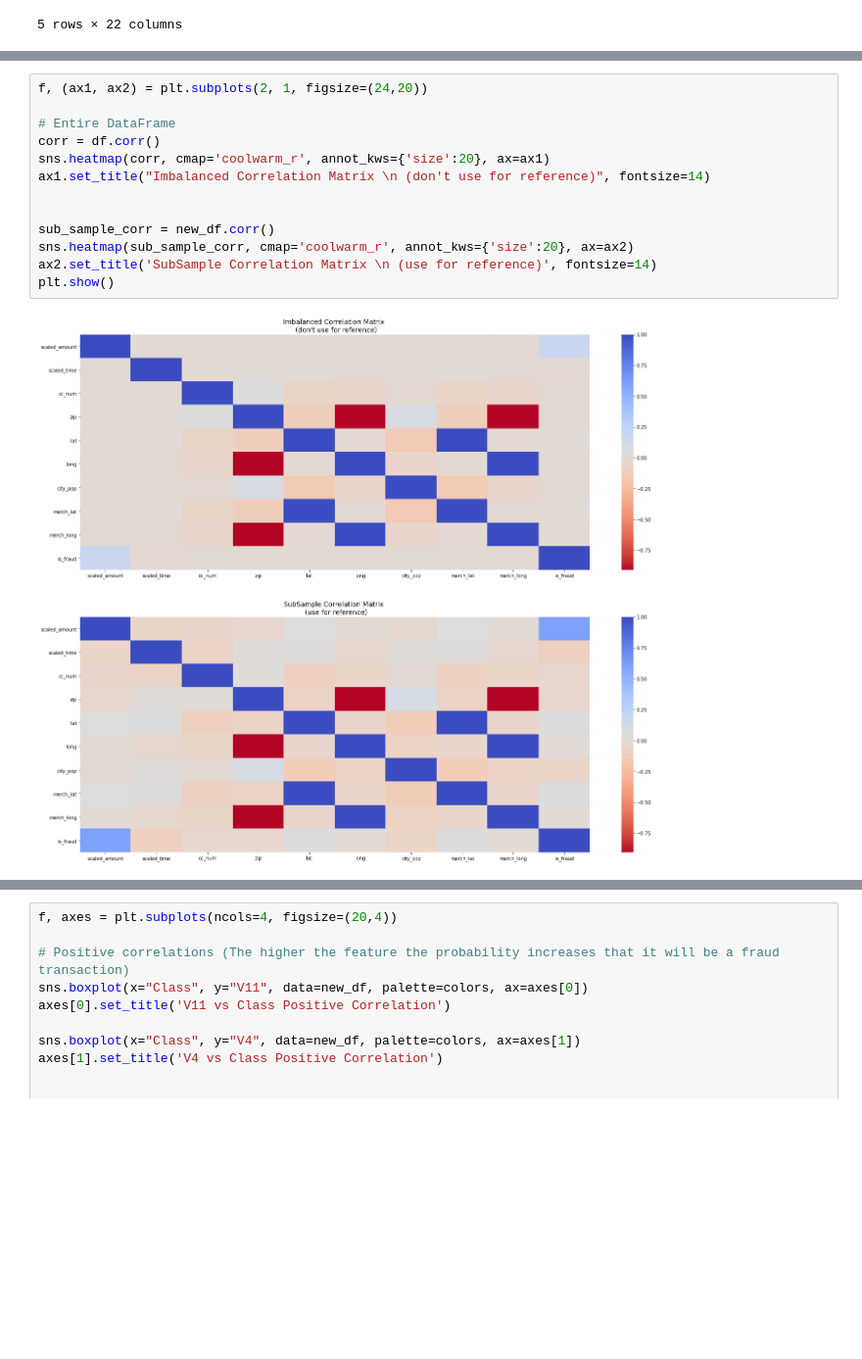
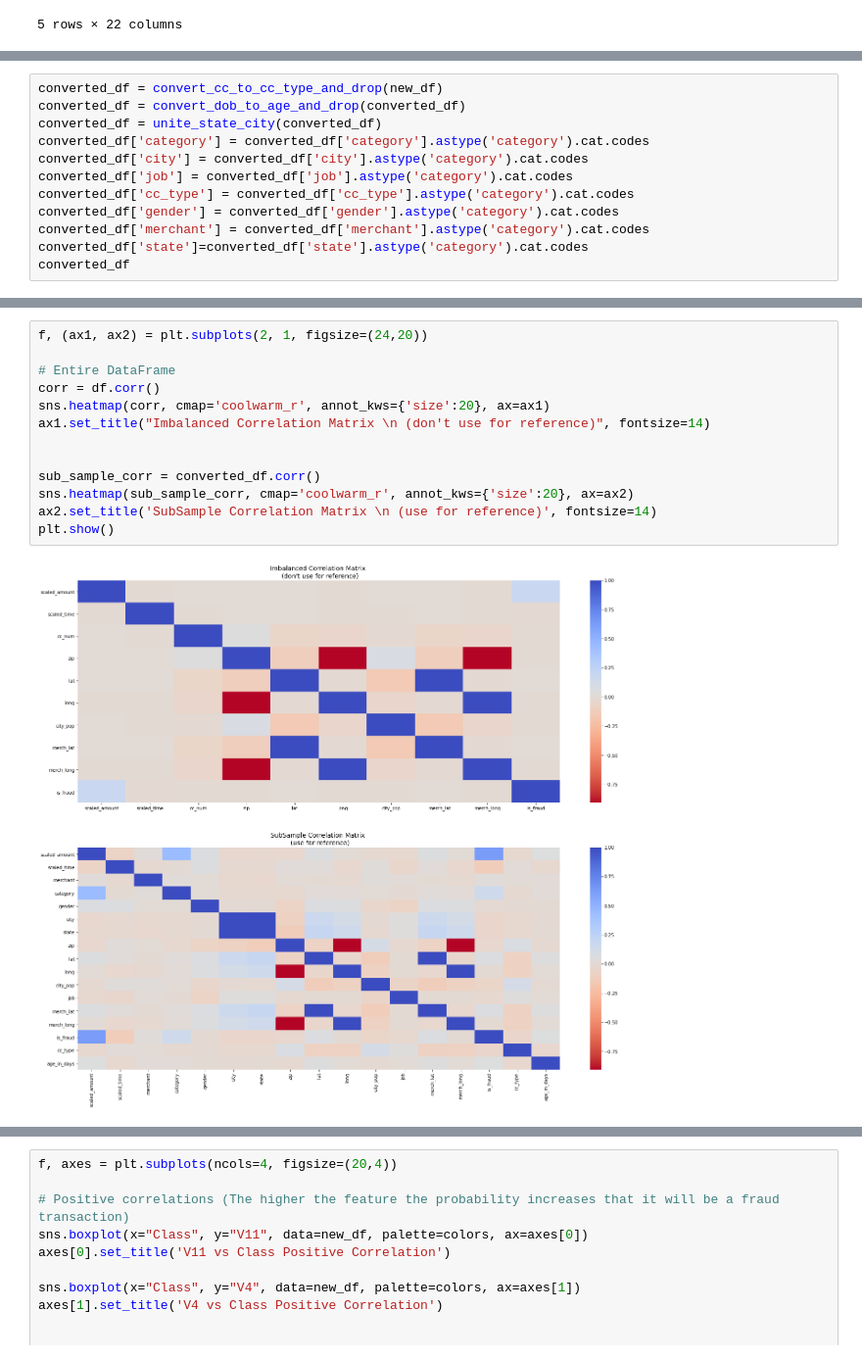
Before and after one commit to sashaaKr/master-of-science, a Jupyter notebook: semester_2/Advanced_Topics_in_Machine_Learning/assignment_2/Advanced Machine Learning - HW #2.ipynb, the cells around one changed output, grey strips where cells are left out. Shown at 98% size. Saved outputs shown, nothing was run; the diff lists cells and outputs as text; blank space fills up the shorter version.

Commit message:
plot correlations

```diff
--- a/semester_2/Advanced_Topics_in_Machine_Learning/assignment_2/Advanced Machine Learning - HW #2.ipynb
+++ b/semester_2/Advanced_Topics_in_Machine_Learning/assignment_2/Advanced Machine Learning - HW #2.ipynb
@@ -483,3 +483,15 @@ Distribution of the Classes in the subsample dataset
 0    0.5
 Name: is_fraud, dtype: float64
 [figure]
+# %%
+converted_df = convert_cc_to_cc_type_and_drop(new_df)
+converted_df = convert_dob_to_age_and_drop(converted_df)
+converted_df = unite_state_city(converted_df)
+converted_df['category'] = converted_df['category'].astype('category').cat.codes
+converted_df['city'] = converted_df['city'].astype('category').cat.codes
+converted_df['job'] = converted_df['job'].astype('category').cat.codes
+converted_df['cc_type'] = converted_df['cc_type'].astype('category').cat.codes
+converted_df['gender'] = converted_df['gender'].astype('category').cat.codes
+converted_df['merchant'] = converted_df['merchant'].astype('category').cat.codes
+converted_df['state']=converted_df['state'].astype('category').cat.codes
+converted_df
@@ -486,18 +512,18 @@ Name: is_fraud, dtype: float64
 # %%
 f, (ax1, ax2) = plt.subplots(2, 1, figsize=(24,20))
 
 # Entire DataFrame
 corr = df.corr()
 sns.heatmap(corr, cmap='coolwarm_r', annot_kws={'size':20}, ax=ax1)
 ax1.set_title("Imbalanced Correlation Matrix \n (don't use for reference)", fontsize=14)
 
 
-sub_sample_corr = new_df.corr()
+sub_sample_corr = converted_df.corr()
 sns.heatmap(sub_sample_corr, cmap='coolwarm_r', annot_kws={'size':20}, ax=ax2)
 ax2.set_title('SubSample Correlation Matrix \n (use for reference)', fontsize=14)
 plt.show()
 # %% [output]
-[figure, old version]
+[figure, new version]
 # %%
 f, axes = plt.subplots(ncols=4, figsize=(20,4))
 
```
Also changed, not shown: parts of 7 cells of this notebook.
